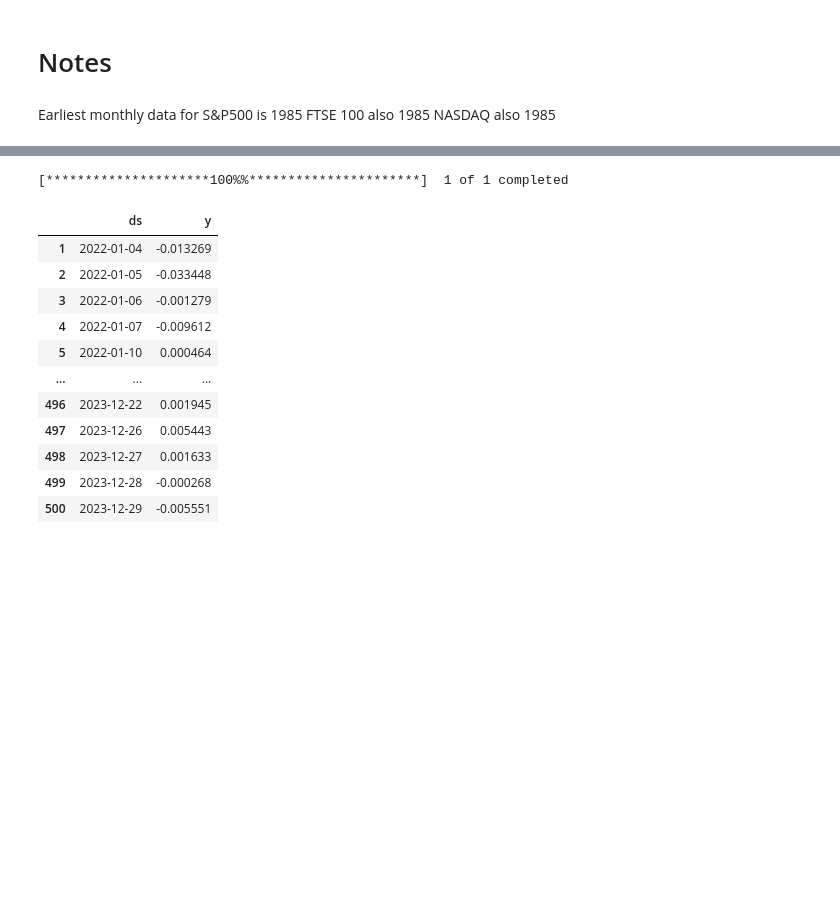
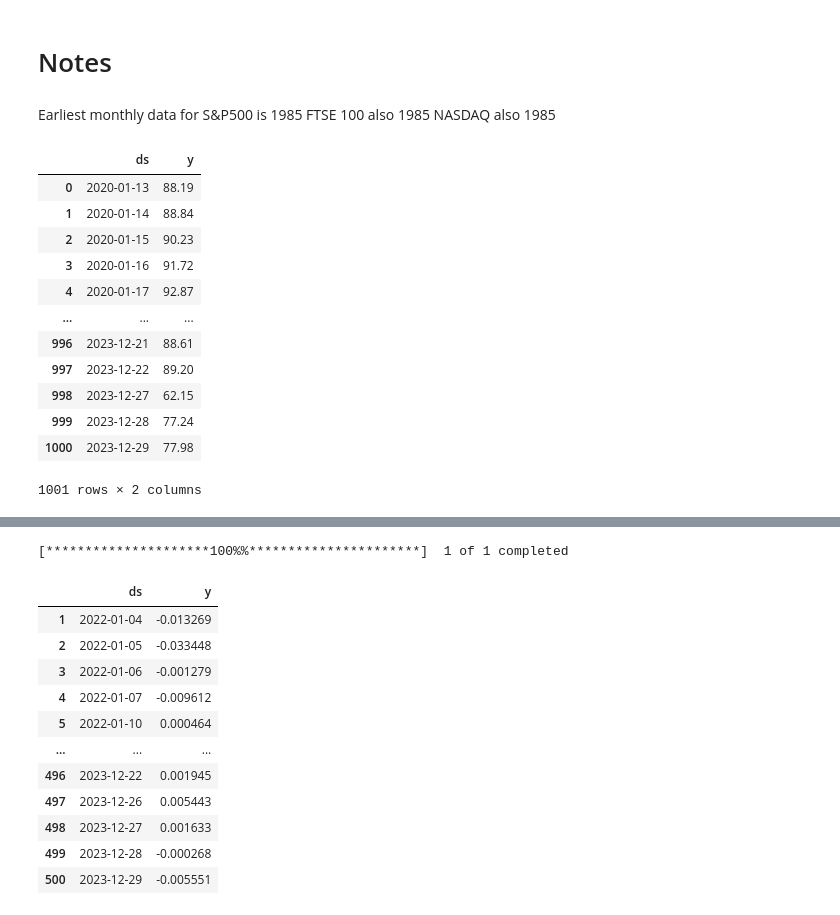
Before and after one commit to filip-topic/Time-Series-Foundation-Models-in-Financial-time-series-prediction, a Jupyter notebook: notebook.ipynb, the cells around one changed output, grey strips where cells are left out. Drawn from its saved outputs; the diff is of its cells as text; code cells hidden in the pictures; blank space fills up the shorter version.

```diff
--- a/notebook.ipynb
+++ b/notebook.ipynb
@@ -20,0 +21,18 @@ a = data_loader.get_data(type = "commodity",ticker="WTI", frequency = "weekly",
+# %%
+cc = data_loader.get_data(type = "credit_card", frequency = "daily", ticker = "Social")
+# %%
+cc.dropna()
+# %% [output]
+|  | ds | y |
+| 0 | 2020-01-13 | 88.19 |
+| 1 | 2020-01-14 | 88.84 |
+| 2 | 2020-01-15 | 90.23 |
+| 3 | 2020-01-16 | 91.72 |
+| 4 | 2020-01-17 | 92.87 |
+| ... | ... | ... |
+| 996 | 2023-12-21 | 88.61 |
+| 997 | 2023-12-22 | 89.20 |
+| 998 | 2023-12-27 | 62.15 |
+| 999 | 2023-12-28 | 77.24 |
+| 1000 | 2023-12-29 | 77.98 |
+1001 rows × 2 columns
```
Also changed, not shown: parts of 3 cells of this notebook, 2 other files.
